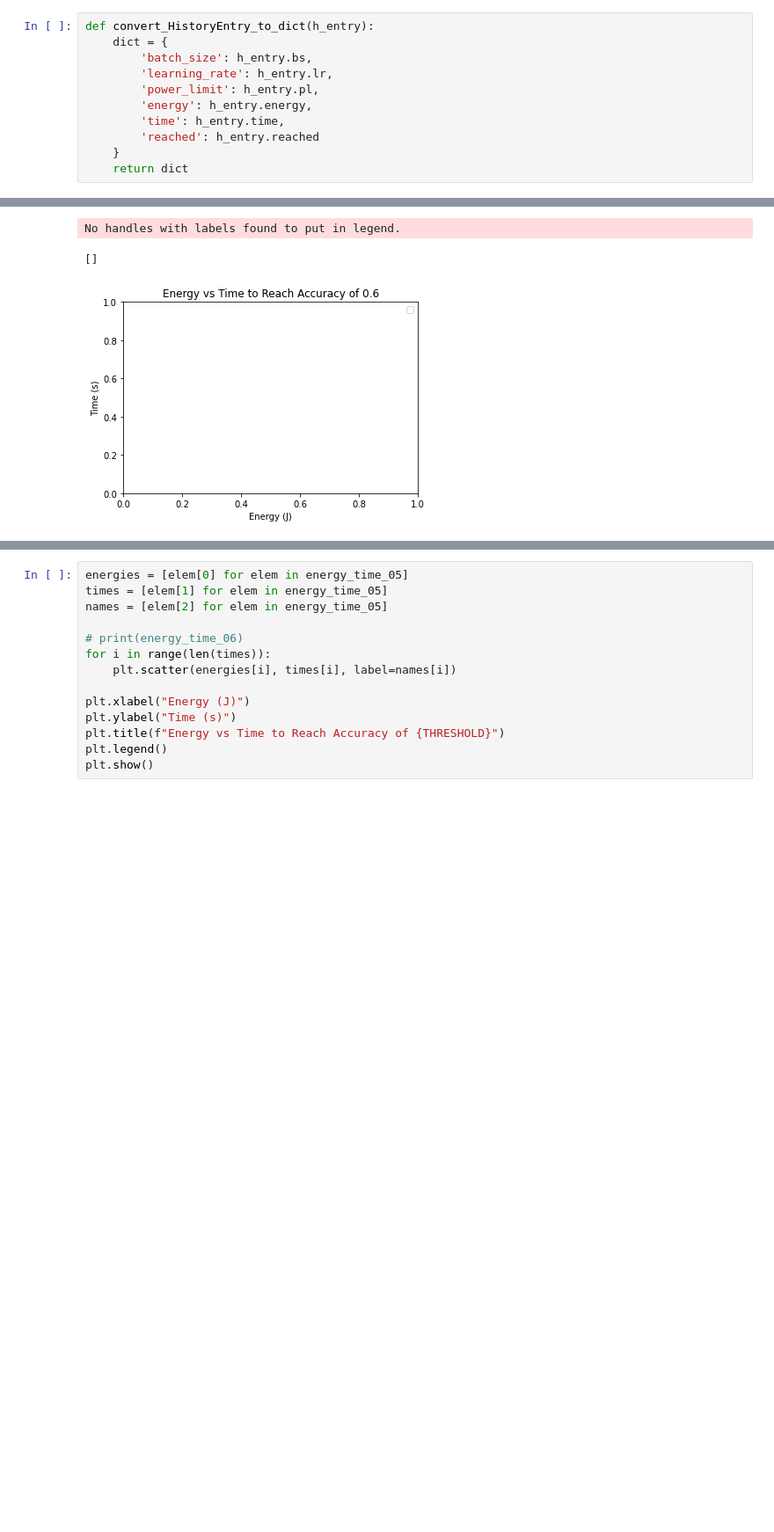
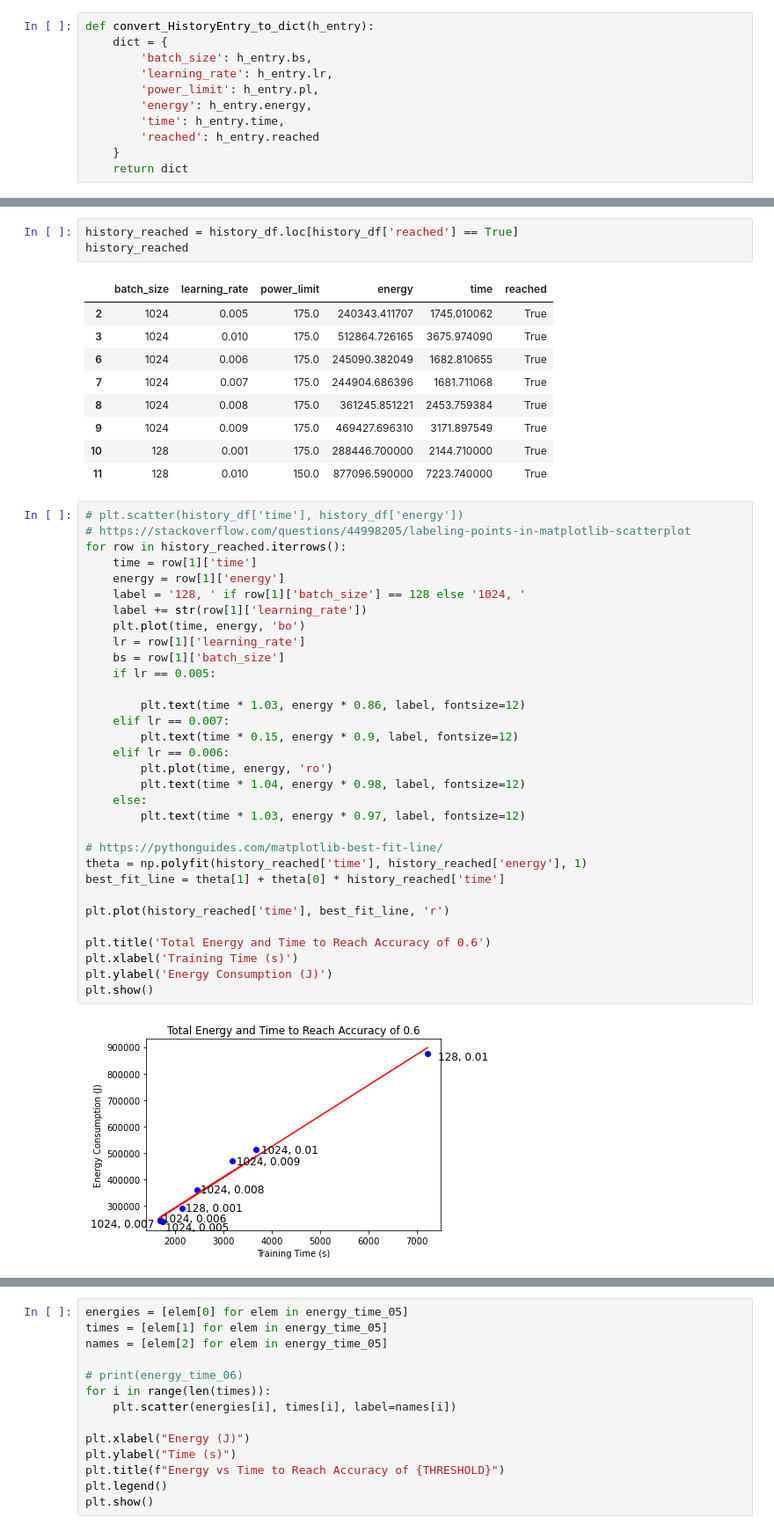
Before and after one commit to matchaginseng/automatic-bassoon, a Jupyter notebook: plots/shufflenetv2_bs1024_adam_sweep/shufflenetv2_bs1024_adam_sweep.ipynb, the cells around one changed output, grey strips where cells are left out. Shown at 88% size. Cells and saved outputs as stored; diff of their text form; blank space fills up the shorter version.

```diff
--- a/plots/shufflenetv2_bs1024_adam_sweep/shufflenetv2_bs1024_adam_sweep.ipynb
+++ b/plots/shufflenetv2_bs1024_adam_sweep/shufflenetv2_bs1024_adam_sweep.ipynb
@@ -159,5 +173,47 @@ plt.show()
 # %%
+history_reached = history_df.loc[history_df['reached'] == True]
+history_reached
 # %% [output]
-No handles with labels found to put in legend.
-[]
-[figure, removed]
+|  | batch_size | learning_rate | power_limit | energy | time | reached |
+| 2 | 1024 | 0.005 | 175.0 | 240343.411707 | 1745.010062 | True |
+| 3 | 1024 | 0.010 | 175.0 | 512864.726165 | 3675.974090 | True |
+| 6 | 1024 | 0.006 | 175.0 | 245090.382049 | 1682.810655 | True |
+| 7 | 1024 | 0.007 | 175.0 | 244904.686396 | 1681.711068 | True |
+| 8 | 1024 | 0.008 | 175.0 | 361245.851221 | 2453.759384 | True |
+| 9 | 1024 | 0.009 | 175.0 | 469427.696310 | 3171.897549 | True |
+| 10 | 128 | 0.001 | 175.0 | 288446.700000 | 2144.710000 | True |
+| 11 | 128 | 0.010 | 150.0 | 877096.590000 | 7223.740000 | True |
+# %%
+# plt.scatter(history_df['time'], history_df['energy'])
+# https://stackoverflow.com/questions/44998205/labeling-points-in-matplotlib-scatterplot
+for row in history_reached.iterrows():
+    time = row[1]['time']
+    energy = row[1]['energy']
+    label = '128, ' if row[1]['batch_size'] == 128 else '1024, '
+    label += str(row[1]['learning_rate'])
+    plt.plot(time, energy, 'bo')
+    lr = row[1]['learning_rate']
+    bs = row[1]['batch_size']
+    if lr == 0.005:
+
+        plt.text(time * 1.03, energy * 0.86, label, fontsize=12)
+    elif lr == 0.007:
+        plt.text(time * 0.15, energy * 0.9, label, fontsize=12)
+    elif lr == 0.006:
+        plt.plot(time, energy, 'ro')
+        plt.text(time * 1.04, energy * 0.98, label, fontsize=12)
+    else:
+        plt.text(time * 1.03, energy * 0.97, label, fontsize=12)
+
+# https://pythonguides.com/matplotlib-best-fit-line/
+theta = np.polyfit(history_reached['time'], history_reached['energy'], 1)
+best_fit_line = theta[1] + theta[0] * history_reached['time']
+
+plt.plot(history_reached['time'], best_fit_line, 'r')
+
+plt.title('Total Energy and Time to Reach Accuracy of 0.6')
+plt.xlabel('Training Time (s)')
+plt.ylabel('Energy Consumption (J)')
+plt.show()
+# %% [output]
+[figure, added]
```
Also changed, not shown: parts of 25 cells of this notebook, 11 other files.
